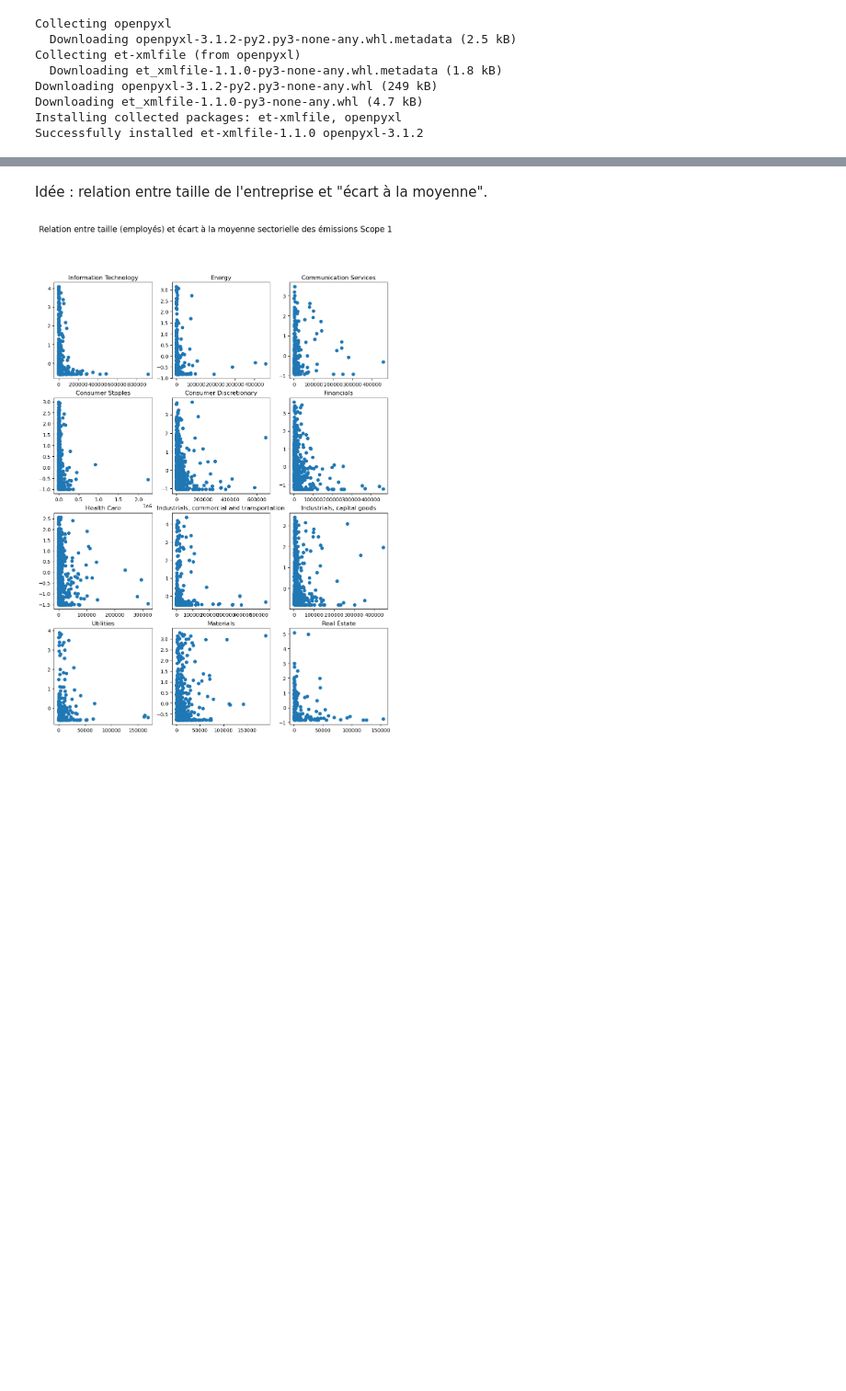
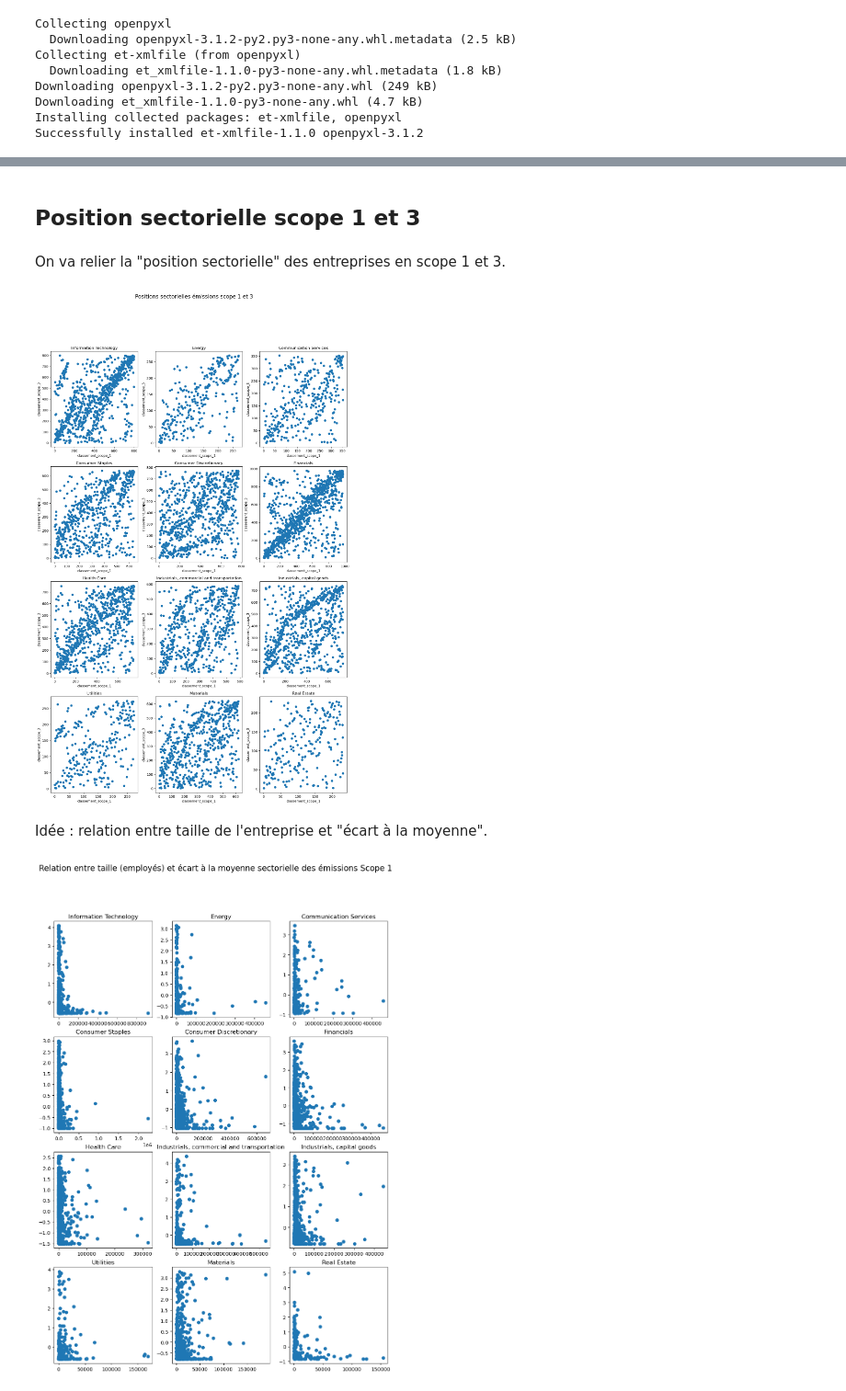
Before and after one commit to pierperri/StatApp, a Jupyter notebook: Analyse sectorielle.ipynb, the cells around one changed output, grey strips where cells are left out. Shown at 92% size. Saved outputs shown, nothing was run; the diff lists cells and outputs as text; code cells hidden in the pictures; blank space fills up the shorter version.

```diff
--- a/Analyse sectorielle.ipynb
+++ b/Analyse sectorielle.ipynb
@@ -78,0 +106,4 @@ Il y a vraiment un gros pic proche de 0 (mais pas égal). Idée : mettre un thre
+# %% [markdown]
+## Position sectorielle scope 1 et 3
+# %% [markdown]
+On va relier la "position sectorielle" des entreprises en scope 1 et 3.
@@ -79,3 +119,20 @@ Il y a vraiment un gros pic proche de 0 (mais pas égal). Idée : mettre un thre
+# %%
+plt.figure(figsize=(16, 24))
+
+i = 1
+for s in secteurs :
+    df = pos(s)
+    plt.subplot(4,3,i)
+    plt.scatter(df['classement_scope_1'], df['classement_scope_3'])
+    plt.title(s)
+    plt.xlabel('classement_scope_1')
+    plt.ylabel('classement_scope_3')
+    i += 1
+
+plt.suptitle("Positions sectorielles émissions scope 1 et 3", fontsize=16)
+plt.show()
+# %% [output]
+[figure, added]
 # %% [markdown]
 Idée : relation entre taille de l'entreprise et "écart à la moyenne".
 # %%
```
Also changed, not shown: parts of 11 cells of this notebook.
